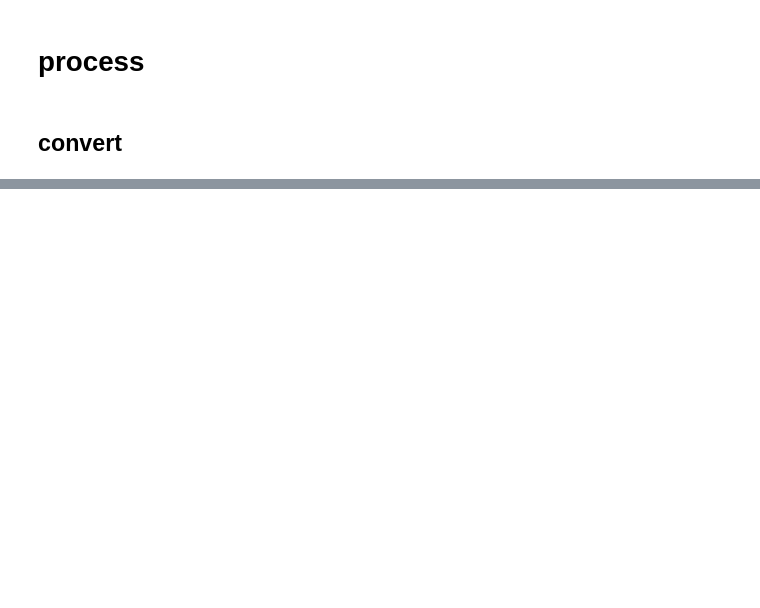
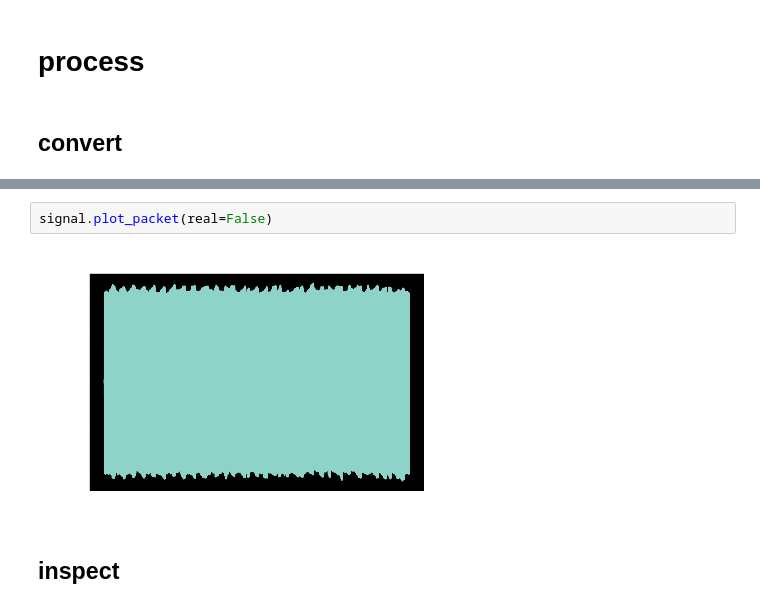
Before and after one commit to tjbergst/lorapy, a Jupyter notebook: data_processing_lorapy.ipynb, the cells around one changed output, grey strips where cells are left out. Drawn from its saved outputs; the diff is of its cells as text; blank space fills up the shorter version.

```diff
--- a/data_processing_lorapy.ipynb
+++ b/data_processing_lorapy.ipynb
@@ -151,0 +139,6 @@ plt.plot(symbols[rand(symbols.shape[0]), :])
+# %%
+signal.plot_packet(real=False)
+# %% [output]
+[figure, added]
+# %% [markdown]
+## inspect
```
Also changed, not shown: parts of 51 cells of this notebook.
